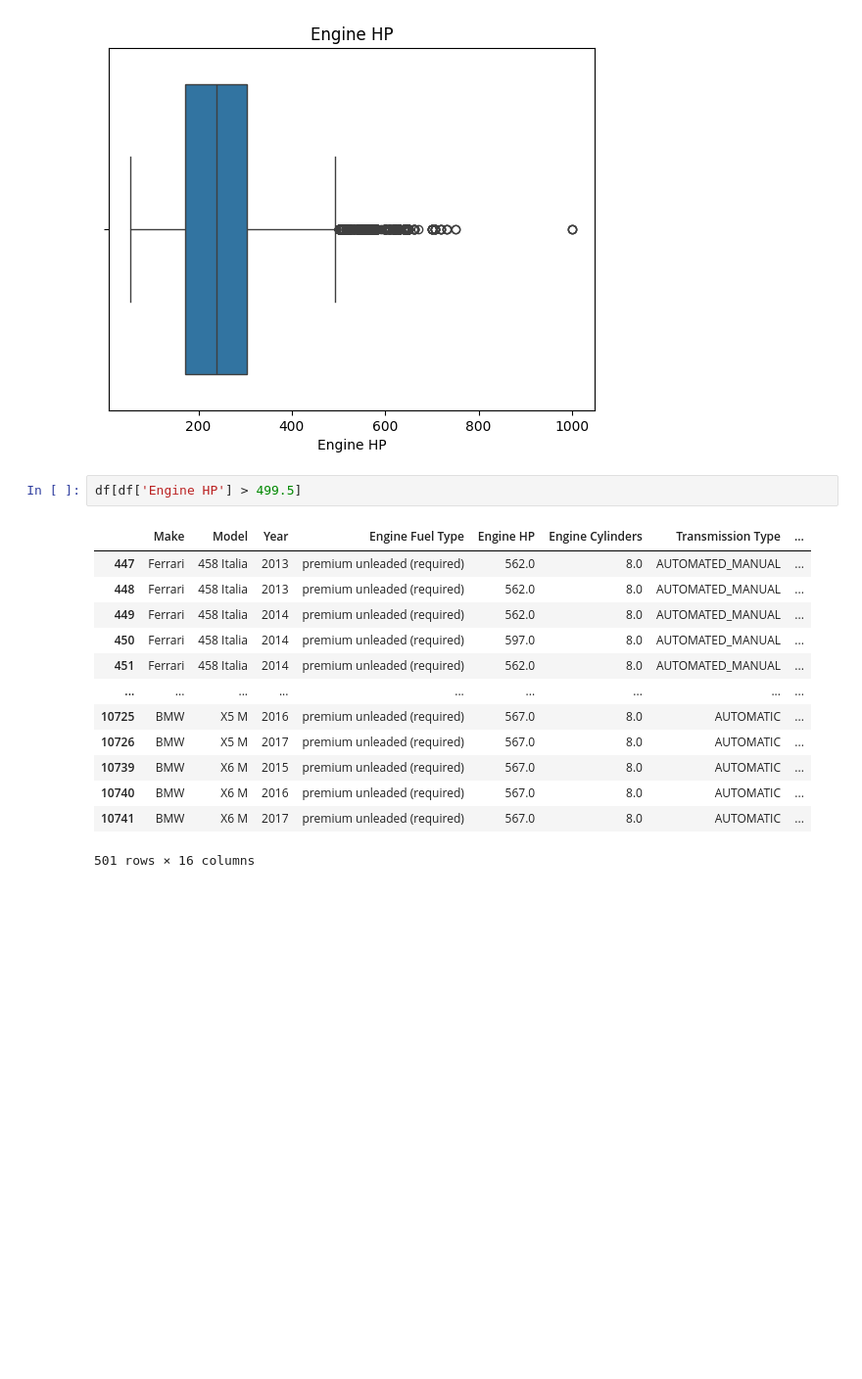
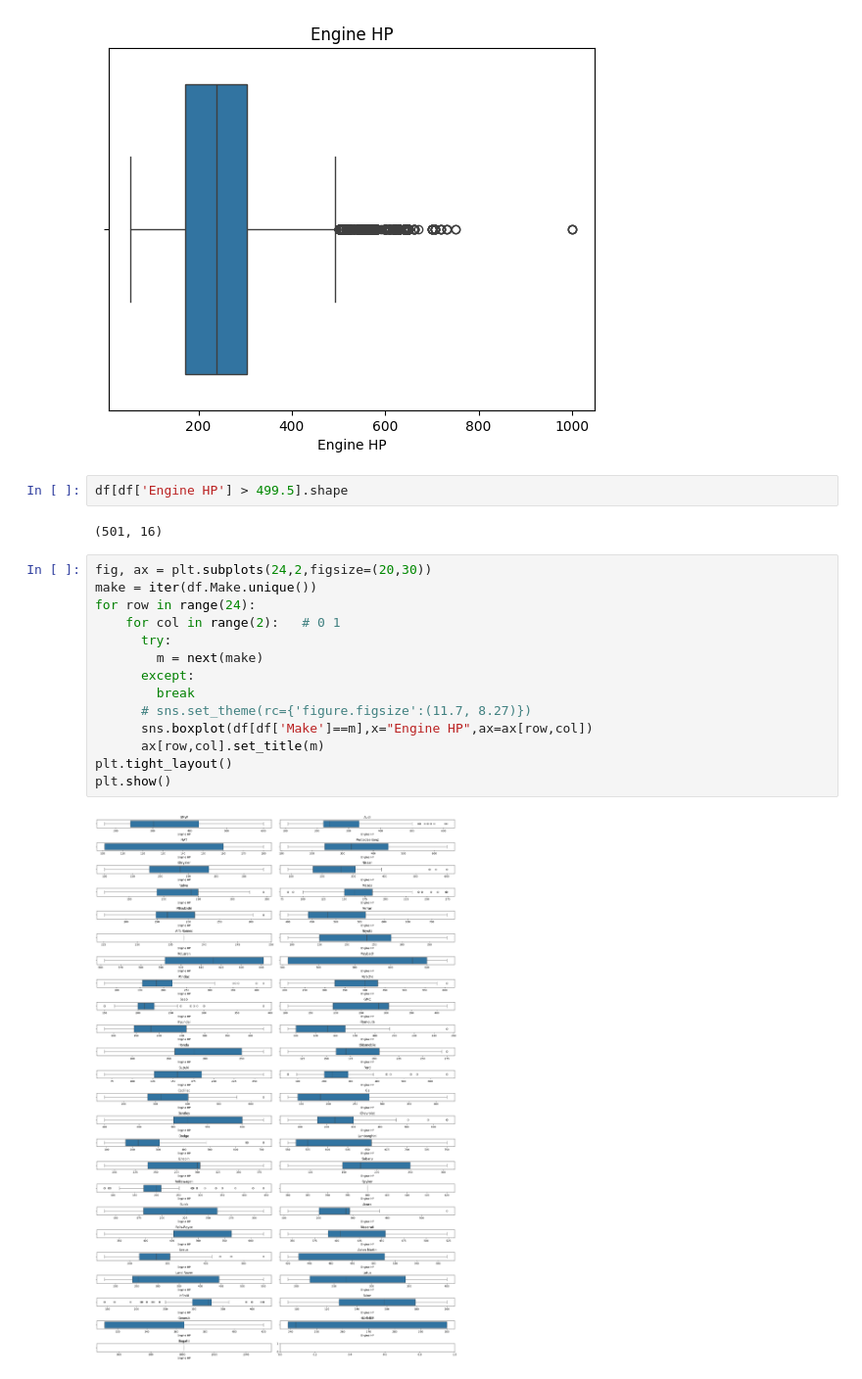
Before and after one commit to RDC28/ds-notes, a Jupyter notebook: EDA/eda.ipynb, the cells around one changed output. Shown: that part at 98% size. Drawn from its saved outputs; the diff is of its cells as text; blank space fills up the shorter version.

```diff
--- a/EDA/eda.ipynb
+++ b/EDA/eda.ipynb
@@ -246,18 +248,22 @@ plt.show()
 # %% [output]
 [figure]
 # %%
-df[df['Engine HP'] > 499.5]
+df[df['Engine HP'] > 499.5].shape
 # %% [output]
-|  | Make | Model | Year | Engine Fuel Type | Engine HP | Engine Cylinders | Transmission Type | ... |
-| 447 | Ferrari | 458 Italia | 2013 | premium unleaded (required) | 562.0 | 8.0 | AUTOMATED_MANUAL | ... |
-| 448 | Ferrari | 458 Italia | 2013 | premium unleaded (required) | 562.0 | 8.0 | AUTOMATED_MANUAL | ... |
-| 449 | Ferrari | 458 Italia | 2014 | premium unleaded (required) | 562.0 | 8.0 | AUTOMATED_MANUAL | ... |
-| 450 | Ferrari | 458 Italia | 2014 | premium unleaded (required) | 597.0 | 8.0 | AUTOMATED_MANUAL | ... |
-| 451 | Ferrari | 458 Italia | 2014 | premium unleaded (required) | 562.0 | 8.0 | AUTOMATED_MANUAL | ... |
-| ... | ... | ... | ... | ... | ... | ... | ... | ... |
-| 10725 | BMW | X5 M | 2016 | premium unleaded (required) | 567.0 | 8.0 | AUTOMATIC | ... |
-| 10726 | BMW | X5 M | 2017 | premium unleaded (required) | 567.0 | 8.0 | AUTOMATIC | ... |
-| 10739 | BMW | X6 M | 2015 | premium unleaded (required) | 567.0 | 8.0 | AUTOMATIC | ... |
-| 10740 | BMW | X6 M | 2016 | premium unleaded (required) | 567.0 | 8.0 | AUTOMATIC | ... |
-| 10741 | BMW | X6 M | 2017 | premium unleaded (required) | 567.0 | 8.0 | AUTOMATIC | ... |
-501 rows × 16 columns
+(501, 16)
+# %%
+fig, ax = plt.subplots(24,2,figsize=(20,30))
+make = iter(df.Make.unique())
+for row in range(24):
+    for col in range(2):   # 0 1
+      try:
+        m = next(make)
+      except:
+        break
+      # sns.set_theme(rc={'figure.figsize':(11.7, 8.27)})
+      sns.boxplot(df[df['Make']==m],x="Engine HP",ax=ax[row,col])
+      ax[row,col].set_title(m)
+plt.tight_layout()
+plt.show()
+# %% [output]
+[figure, added]
```
Also changed, not shown: parts of 16 cells of this notebook, 1 other file.
